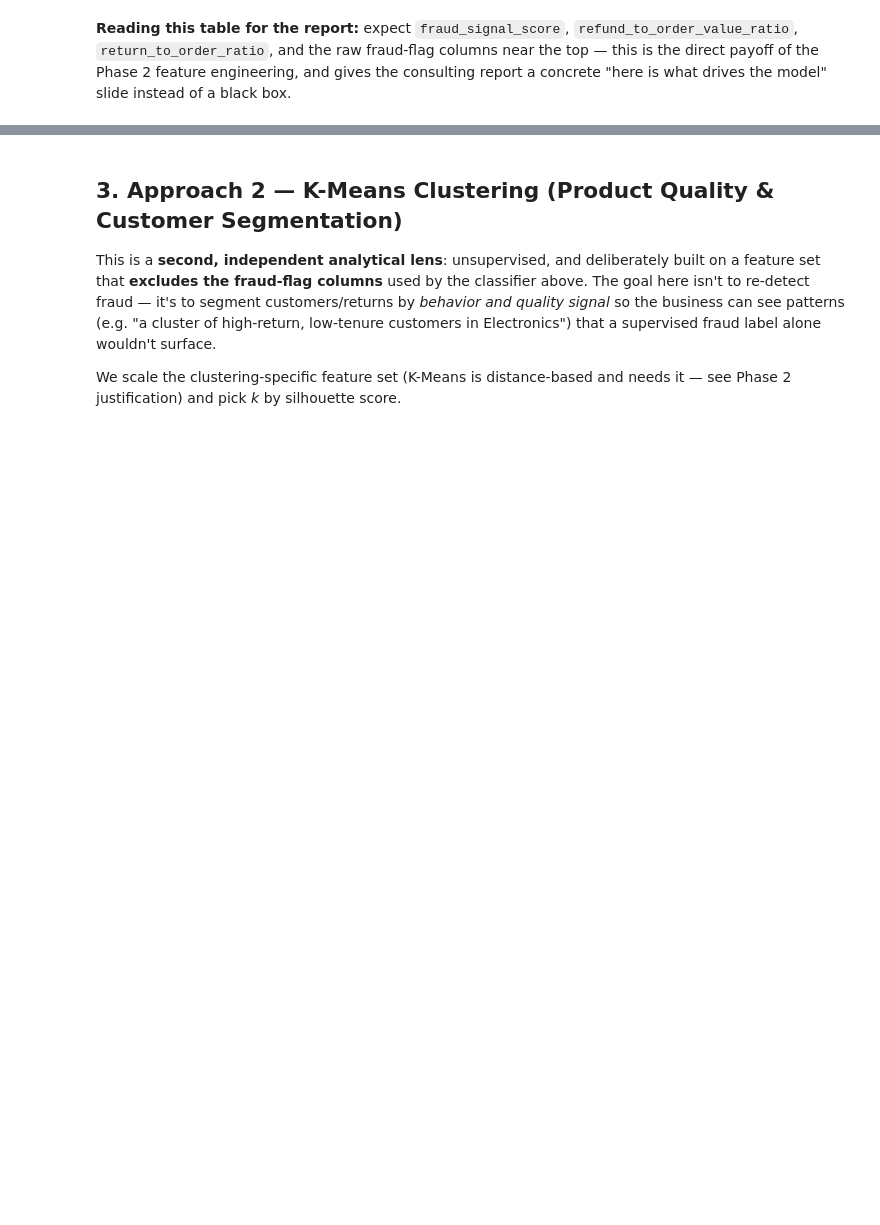
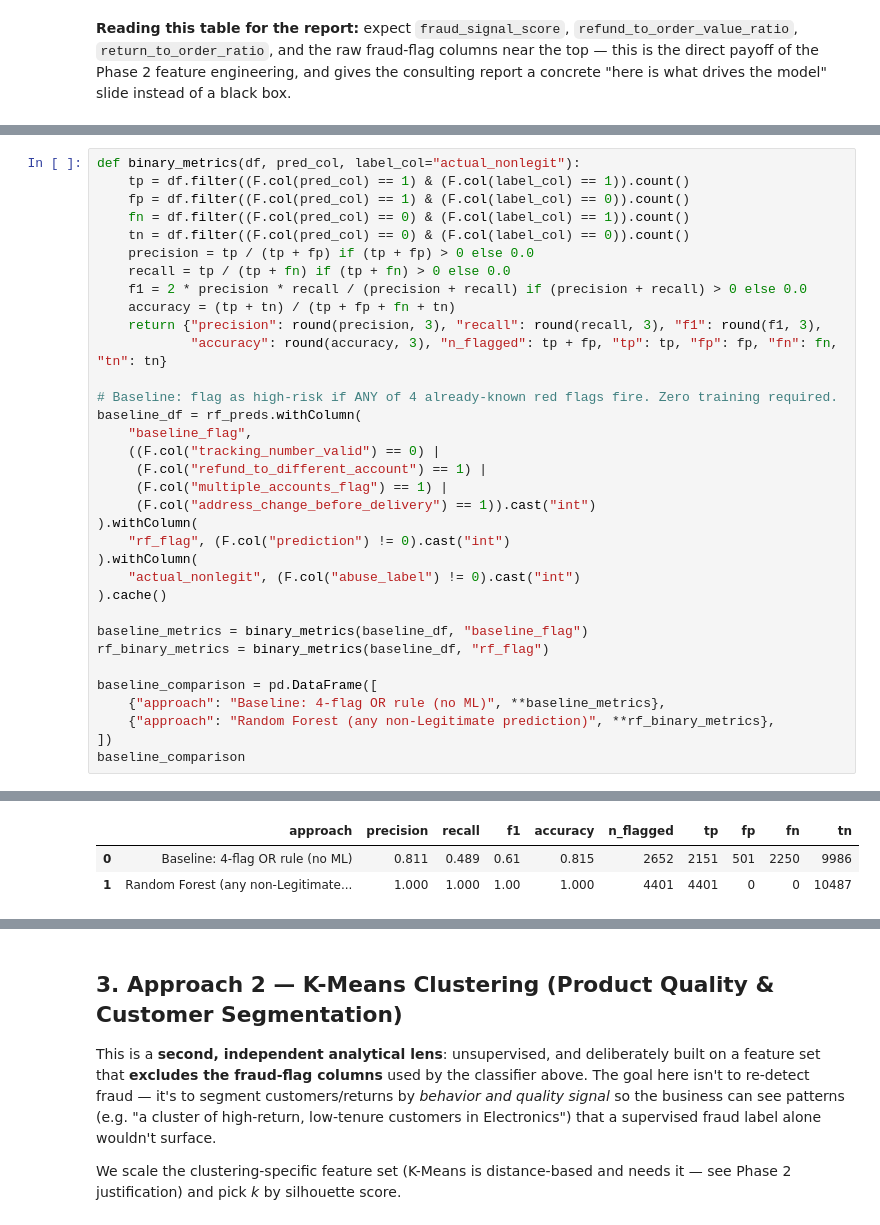
Before and after one commit to yatharthvij/big-data-analytics-project, a Jupyter notebook: notebooks/02_ml_modeling.ipynb, the cells around one changed output, grey strips where cells are left out. Saved outputs shown, nothing was run; the diff lists cells and outputs as text; blank space fills up the shorter version.

```diff
--- a/notebooks/02_ml_modeling.ipynb
+++ b/notebooks/02_ml_modeling.ipynb
@@ -267,0 +287,35 @@ model" slide instead of a black box.
+# %%
+def binary_metrics(df, pred_col, label_col="actual_nonlegit"):
+    tp = df.filter((F.col(pred_col) == 1) & (F.col(label_col) == 1)).count()
+    fp = df.filter((F.col(pred_col) == 1) & (F.col(label_col) == 0)).count()
+    fn = df.filter((F.col(pred_col) == 0) & (F.col(label_col) == 1)).count()
+    tn = df.filter((F.col(pred_col) == 0) & (F.col(label_col) == 0)).count()
+    precision = tp / (tp + fp) if (tp + fp) > 0 else 0.0
+    recall = tp / (tp + fn) if (tp + fn) > 0 else 0.0
+    f1 = 2 * precision * recall / (precision + recall) if (precision + recall) > 0 else 0.0
+    accuracy = (tp + tn) / (tp + fp + fn + tn)
+    return {"precision": round(precision, 3), "recall": round(recall, 3), "f1": round(f1, 3),
+            "accuracy": round(accuracy, 3), "n_flagged": tp + fp, "tp": tp, "fp": fp, "fn": fn, "tn": tn}
+
+# Baseline: flag as high-risk if ANY of 4 already-known red flags fire. Zero training required.
+baseline_df = rf_preds.withColumn(
+    "baseline_flag",
+    ((F.col("tracking_number_valid") == 0) |
+     (F.col("refund_to_different_account") == 1) |
+     (F.col("multiple_accounts_flag") == 1) |
+     (F.col("address_change_before_delivery") == 1)).cast("int")
+).withColumn(
+    "rf_flag", (F.col("prediction") != 0).cast("int")
+).withColumn(
+    "actual_nonlegit", (F.col("abuse_label") != 0).cast("int")
+).cache()
+
+baseline_metrics = binary_metrics(baseline_df, "baseline_flag")
+rf_binary_metrics = binary_metrics(baseline_df, "rf_flag")
+
+baseline_comparison = pd.DataFrame([
+    {"approach": "Baseline: 4-flag OR rule (no ML)", **baseline_metrics},
+    {"approach": "Random Forest (any non-Legitimate prediction)", **rf_binary_metrics},
+])
+baseline_comparison
+# %% [output]
@@ -267,0 +331,3 @@ model" slide instead of a black box.
+|  | approach | precision | recall | f1 | accuracy | n_flagged | tp | fp | fn | tn |
+| 0 | Baseline: 4-flag OR rule (no ML) | 0.811 | 0.489 | 0.61 | 0.815 | 2652 | 2151 | 501 | 2250 | 9986 |
+| 1 | Random Forest (any non-Legitimate... | 1.000 | 1.000 | 1.00 | 1.000 | 4401 | 4401 | 0 | 0 | 10487 |
```
Also changed, not shown: parts of 27 cells of this notebook, 9 other files.
